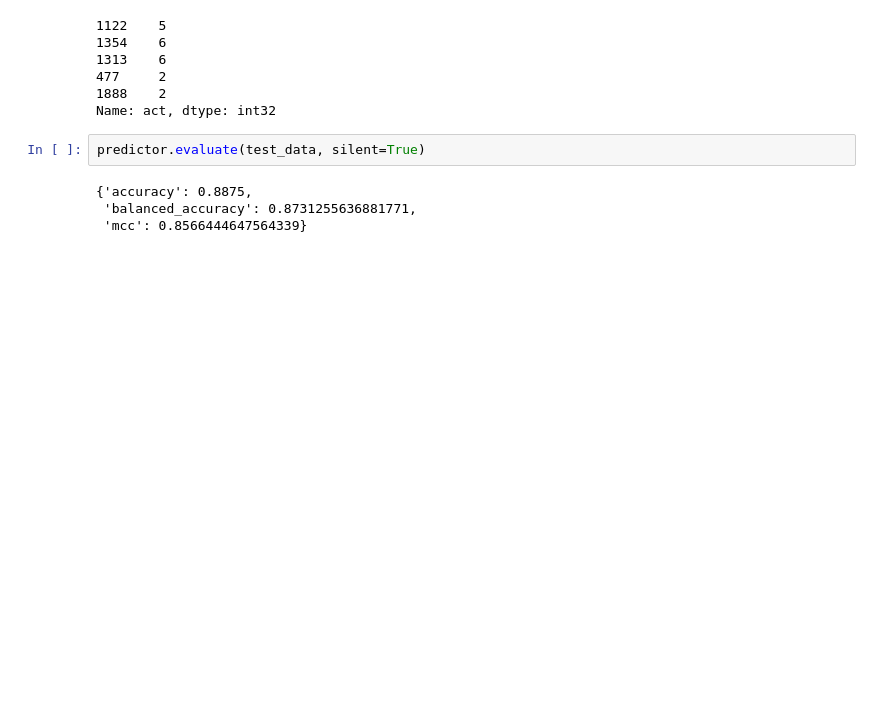
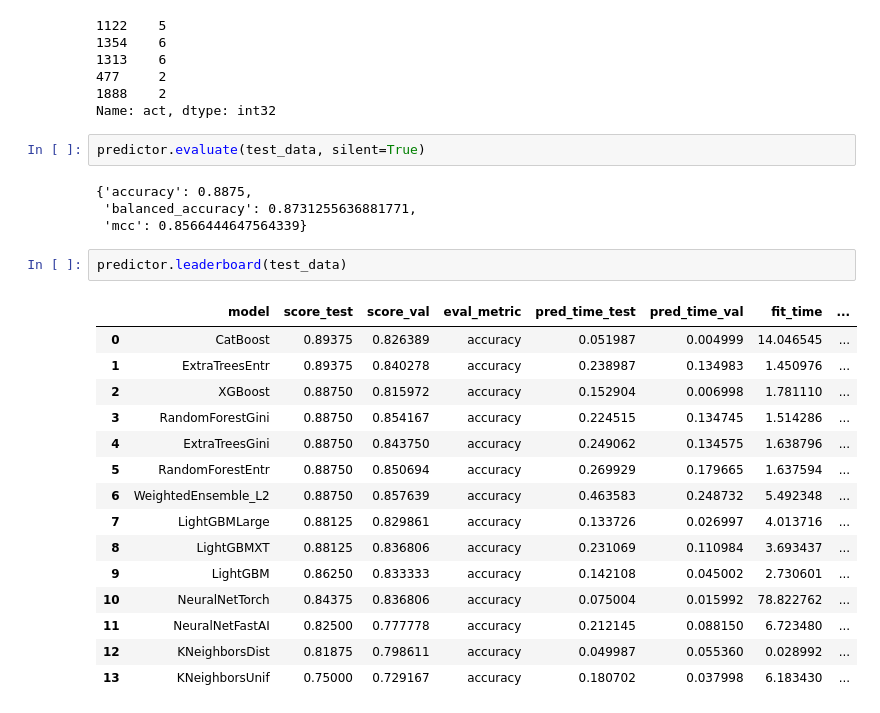
Before and after one commit to Sihan0229/DGA, a Jupyter notebook: Dissolved-Gas-Analysis/AutoGluon_all_cleaned.ipynb, the cells around one changed output. Saved outputs shown, nothing was run; the diff lists cells and outputs as text; blank space fills up the shorter version.

```diff
--- a/Dissolved-Gas-Analysis/AutoGluon_all_cleaned.ipynb
+++ b/Dissolved-Gas-Analysis/AutoGluon_all_cleaned.ipynb
@@ -143,3 +145,21 @@ predictor.evaluate(test_data, silent=True)
 {'accuracy': 0.8875,
  'balanced_accuracy': 0.8731255636881771,
  'mcc': 0.8566444647564339}
+# %%
+predictor.leaderboard(test_data)
+# %% [output]
+|  | model | score_test | score_val | eval_metric | pred_time_test | pred_time_val | fit_time | ... |
+| 0 | CatBoost | 0.89375 | 0.826389 | accuracy | 0.051987 | 0.004999 | 14.046545 | ... |
+| 1 | ExtraTreesEntr | 0.89375 | 0.840278 | accuracy | 0.238987 | 0.134983 | 1.450976 | ... |
+| 2 | XGBoost | 0.88750 | 0.815972 | accuracy | 0.152904 | 0.006998 | 1.781110 | ... |
+| 3 | RandomForestGini | 0.88750 | 0.854167 | accuracy | 0.224515 | 0.134745 | 1.514286 | ... |
+| 4 | ExtraTreesGini | 0.88750 | 0.843750 | accuracy | 0.249062 | 0.134575 | 1.638796 | ... |
+| 5 | RandomForestEntr | 0.88750 | 0.850694 | accuracy | 0.269929 | 0.179665 | 1.637594 | ... |
+| 6 | WeightedEnsemble_L2 | 0.88750 | 0.857639 | accuracy | 0.463583 | 0.248732 | 5.492348 | ... |
+| 7 | LightGBMLarge | 0.88125 | 0.829861 | accuracy | 0.133726 | 0.026997 | 4.013716 | ... |
+| 8 | LightGBMXT | 0.88125 | 0.836806 | accuracy | 0.231069 | 0.110984 | 3.693437 | ... |
+| 9 | LightGBM | 0.86250 | 0.833333 | accuracy | 0.142108 | 0.045002 | 2.730601 | ... |
+| 10 | NeuralNetTorch | 0.84375 | 0.836806 | accuracy | 0.075004 | 0.015992 | 78.822762 | ... |
+| 11 | NeuralNetFastAI | 0.82500 | 0.777778 | accuracy | 0.212145 | 0.088150 | 6.723480 | ... |
+| 12 | KNeighborsDist | 0.81875 | 0.798611 | accuracy | 0.049987 | 0.055360 | 0.028992 | ... |
+| 13 | KNeighborsUnif | 0.75000 | 0.729167 | accuracy | 0.180702 | 0.037998 | 6.183430 | ... |
```
Also changed, not shown: parts of 11 cells of this notebook.
